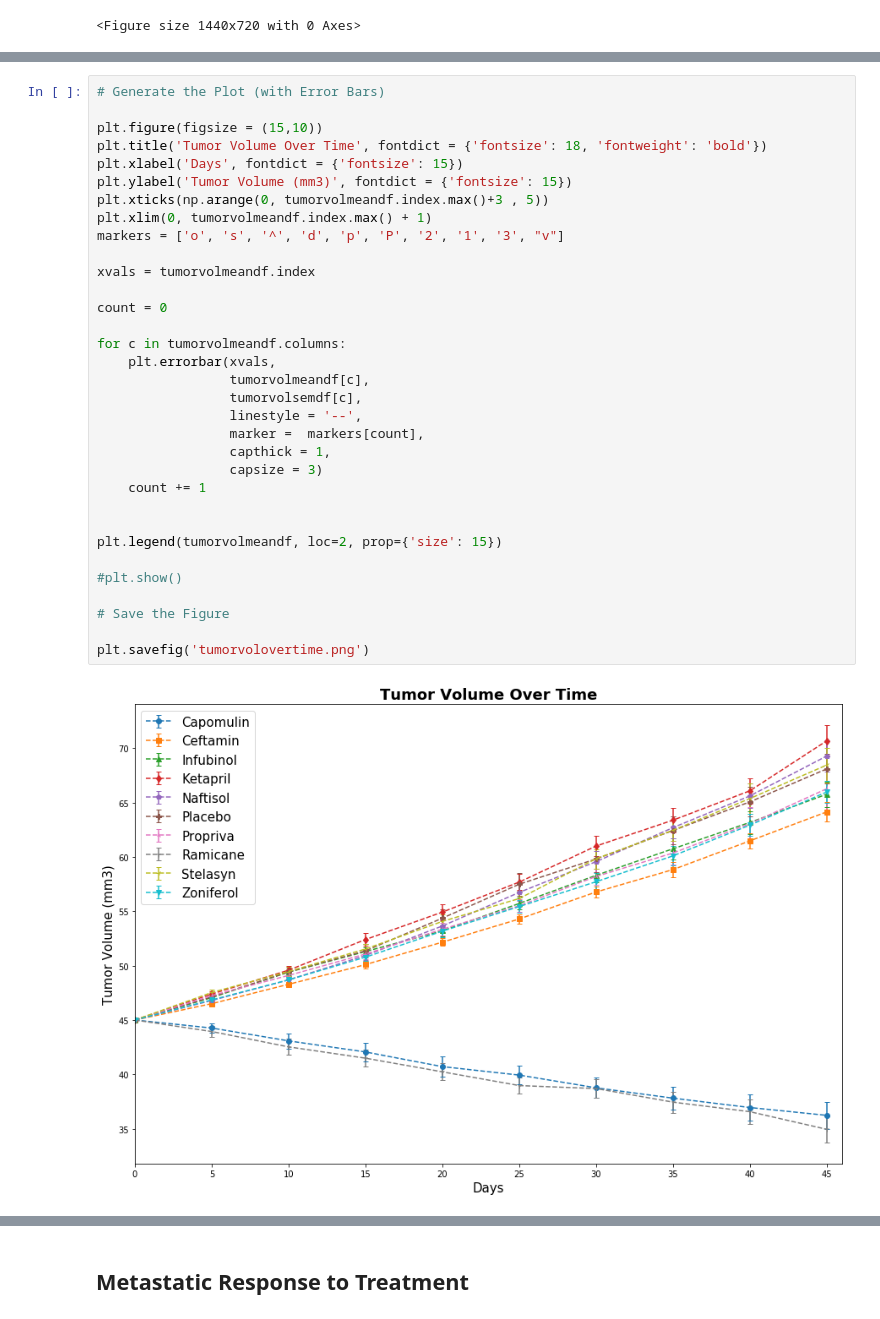
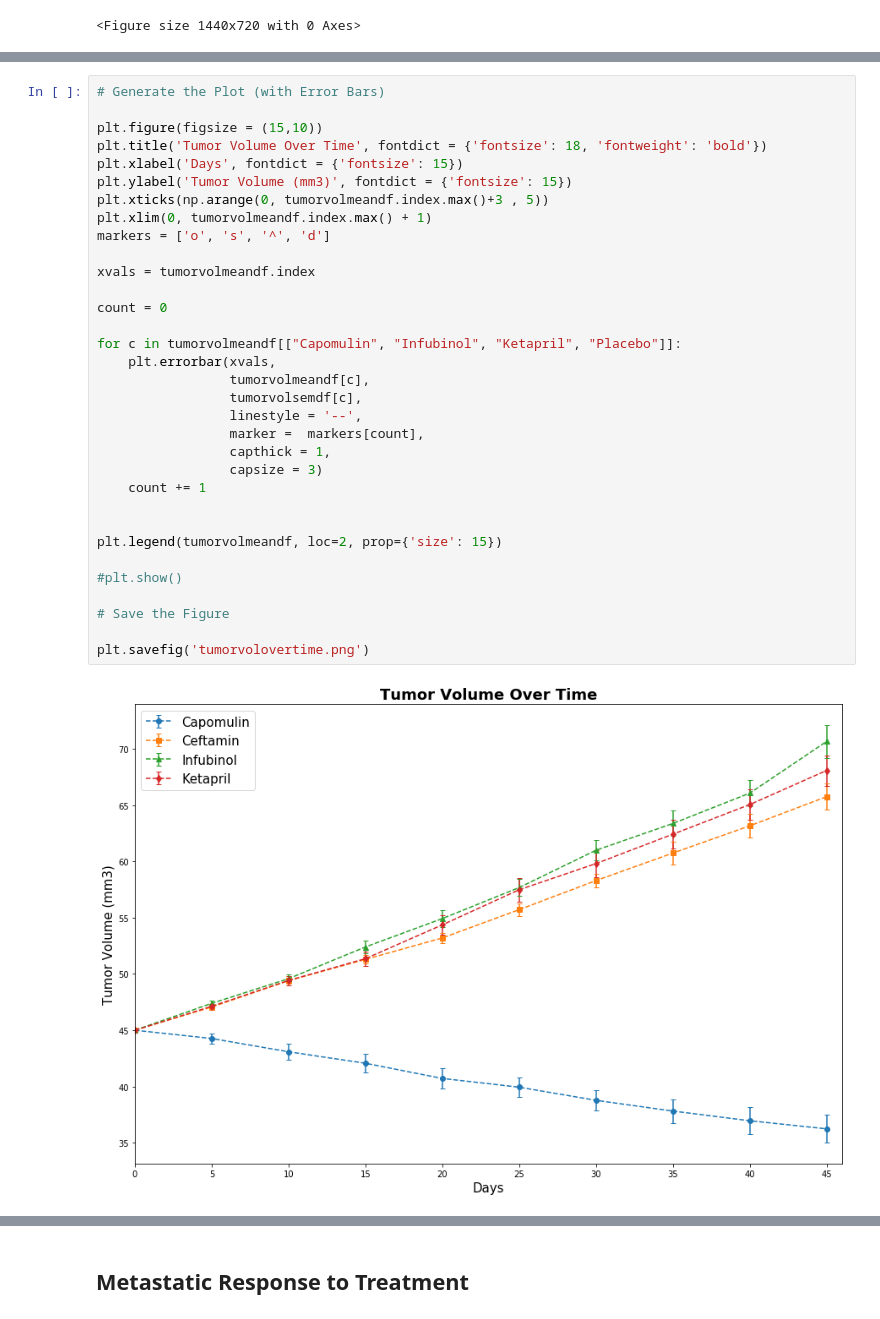
Before and after one commit to kavehamini/matplotlib-challenge, a Jupyter notebook: Pymaceuticals/pymaceuticals_Kaveh.ipynb, the cells around one changed output, grey strips where cells are left out. Drawn from its saved outputs; the diff is of its cells as text.

```diff
--- a/Pymaceuticals/pymaceuticals_Kaveh.ipynb
+++ b/Pymaceuticals/pymaceuticals_Kaveh.ipynb
@@ -154,33 +158,33 @@ Current size: [20.0, 10.0]
 
 plt.figure(figsize = (15,10))
 plt.title('Tumor Volume Over Time', fontdict = {'fontsize': 18, 'fontweight': 'bold'})
 plt.xlabel('Days', fontdict = {'fontsize': 15})
 plt.ylabel('Tumor Volume (mm3)', fontdict = {'fontsize': 15})
 plt.xticks(np.arange(0, tumorvolmeandf.index.max()+3 , 5))
 plt.xlim(0, tumorvolmeandf.index.max() + 1)
-markers = ['o', 's', '^', 'd', 'p', 'P', '2', '1', '3', "v"]
+markers = ['o', 's', '^', 'd']
 
 xvals = tumorvolmeandf.index
 
 count = 0
 
-for c in tumorvolmeandf.columns:
+for c in tumorvolmeandf[["Capomulin", "Infubinol", "Ketapril", "Placebo"]]:
     plt.errorbar(xvals,
                  tumorvolmeandf[c],
                  tumorvolsemdf[c],
                  linestyle = '--',
                  marker =  markers[count],
                  capthick = 1,
                  capsize = 3)
     count += 1
 
 
 plt.legend(tumorvolmeandf, loc=2, prop={'size': 15})
 
 #plt.show()
 
 # Save the Figure
 
 plt.savefig('tumorvolovertime.png')
 # %% [output]
-[figure, old version]
+[figure, new version]
```
Also changed, not shown: parts of 13 cells of this notebook, 3 other files.
